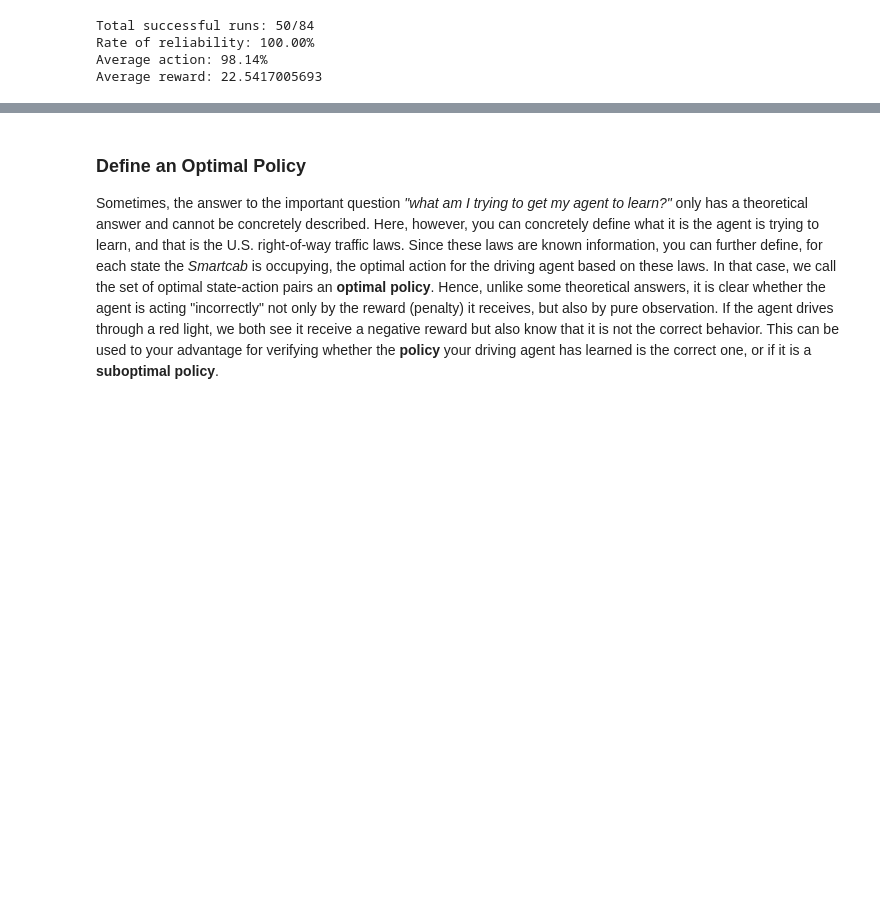
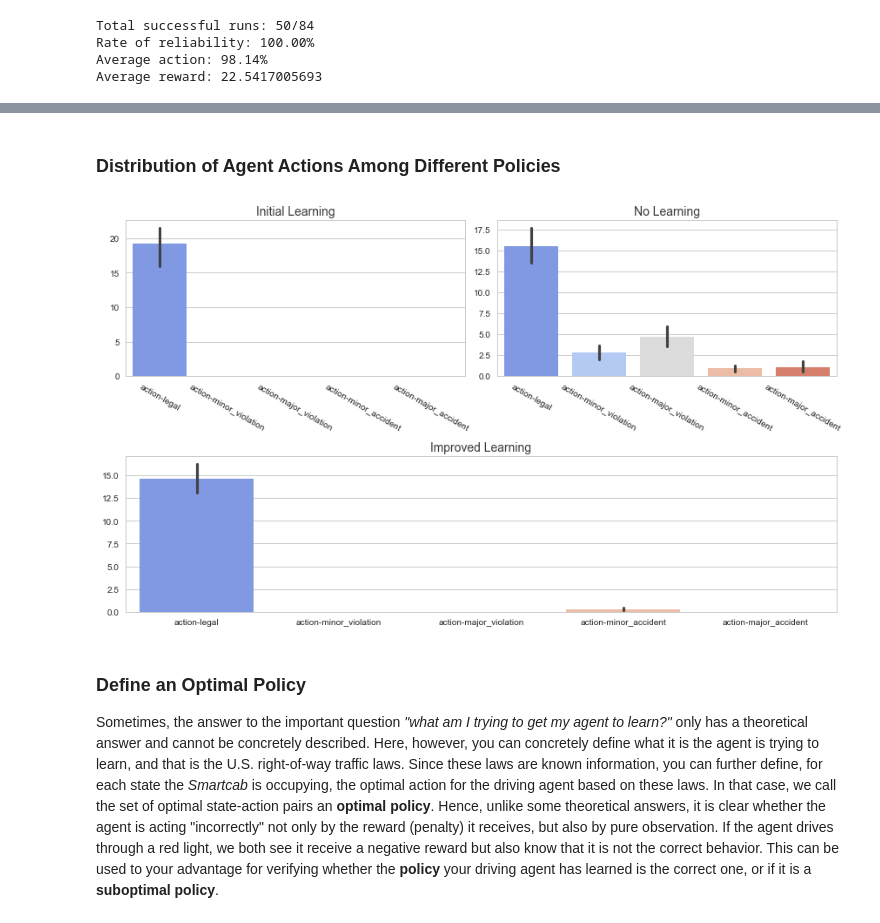
Before and after one commit to hsherwoodcoombs/smartcab, a Jupyter notebook: reportC.ipynb, the cells around one changed output, grey strips where cells are left out. Drawn from its saved outputs; the diff is of its cells as text; code cells hidden in the pictures; blank space fills up the shorter version.

```diff
--- a/reportC.ipynb
+++ b/reportC.ipynb
@@ -603,7 +603,6 @@ py.iplot(fig)
 
 *To check the visual findings, verify using describe() by calling the largest entry from `net_return_Saf-Rel`.*
 # %%
-plt.style.use('ggplot')
 try:
     test_params = pd.read_csv("logs/improved_stats_all_model1.csv", header=0)
     #                        index_col='trial')
@@ -751,3 +752,34 @@ bar.plot()
+# %% [markdown]
+### Distribution of Agent Actions Among Different Policies
+# %%
+# Improved Learning
+with sns.axes_style("whitegrid"):
+    plt.subplot(212)
+    plt.tight_layout()
+    mod1 = sns.barplot(data=improved_action_data, palette="coolwarm")
+    mod1.figure.set_size_inches(12,7)
+    mod1.axes.set_title('Improved Learning', fontsize=14, alpha=0.9)
+
+# Default
+with sns.axes_style("whitegrid"):
+    plt.subplot(221)
+    plt.tight_layout()
+    plt.xticks(rotation=330)
+    mod2 = sns.barplot(data=default_action_data, palette="coolwarm")
+    mod2.figure.set_size_inches(12,7)
+    mod2.axes.set_title('Initial Learning', fontsize=14, alpha=0.9)
+
+
+# No learning
+with sns.axes_style("whitegrid"):
+    plt.subplot(222)
+    plt.tight_layout()
+    plt.xticks(rotation=330)
+    mod2 = sns.barplot(data=action_data, palette="coolwarm")
+    mod2.figure.set_size_inches(12,7)
+    mod2.axes.set_title('No Learning', fontsize=14, alpha=0.9)
+# %% [output]
+[figure, added]
 # %% [markdown]
 ### Define an Optimal Policy
 
```
Also changed, not shown: parts of 12 cells of this notebook.
